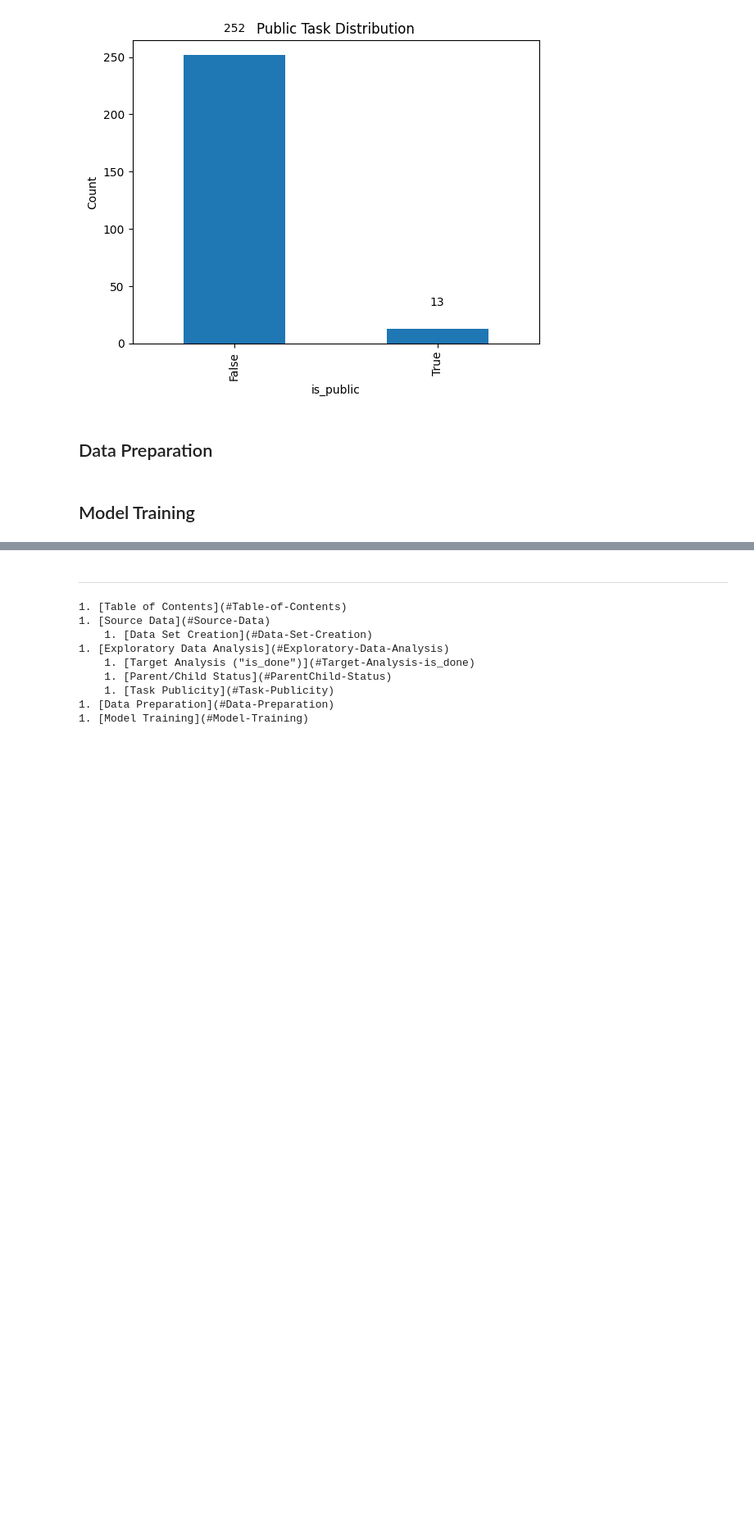
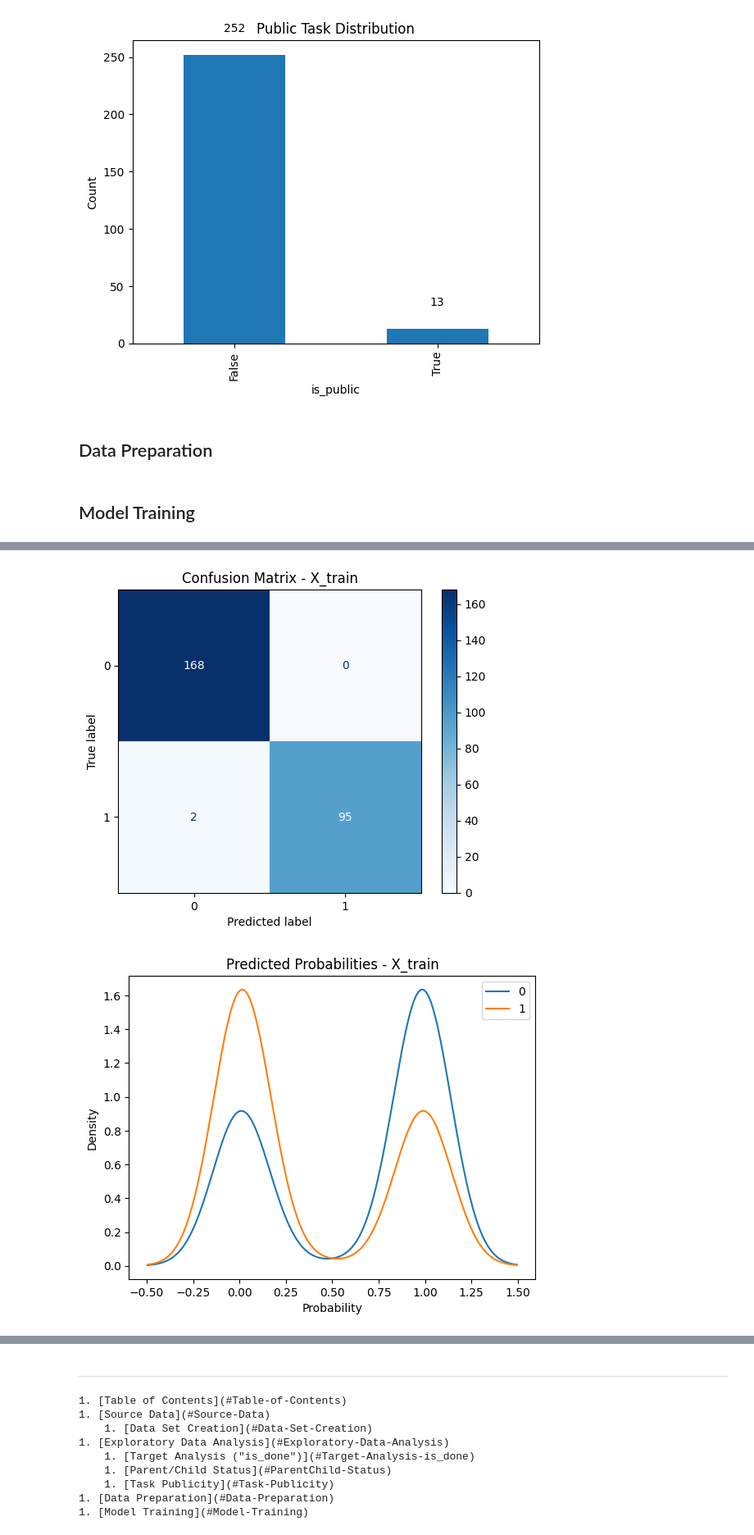
Before and after one commit to pt7481/dootoo_item_prediction, a Jupyter notebook: eda/dootoo_item_prediction.ipynb, the cells around one changed output, grey strips where cells are left out. Shown at 82% size. Saved outputs shown, nothing was run; the diff lists cells and outputs as text; code cells hidden in the pictures; blank space fills up the shorter version.

Commit message:
Trained and validated model

```diff
--- a/eda/dootoo_item_prediction.ipynb
+++ b/eda/dootoo_item_prediction.ipynb
@@ -171,6 +226,7 @@ def prepare_data(tasks_df):
 # %%
-X_train = prepare_data(X_train)
+X_train_prepared = prepare_data(X_train)
 # %% [markdown]
 ## Model Training
 # %%
-# TODO:  Import MLflow, train and track XGBClassifier model, log parameters, metrics, and artifacts
+mlflow.set_tracking_uri("sqlite:///mlflow.db")
+mlflow.set_experiment("dootoo_item_prediction")
@@ -176,0 +241,14 @@ X_train = prepare_data(X_train)
+# %%
+def train_model(X, y):
+    """Train the XGBoost model."""
+    xgbc = XGBClassifier(
+        n_estimators=100,
+        max_depth=6,
+        learning_rate=0.1,
+        random_state=42,
+        eval_metric="logloss",
+    )
+    xgbc.fit(X, y)
+    return xgbc
+# %%
+clf = train_model(X_train_prepared, y_train)
@@ -176,0 +299,5 @@ X_train = prepare_data(X_train)
+# %%
+log_model_metrics(clf, X_train_prepared, y_train, dataset_name="X_train")
+# %% [output]
+[figure, added]
+[figure, added]
```
Also changed, not shown: parts of 7 cells of this notebook, 1 other file.
